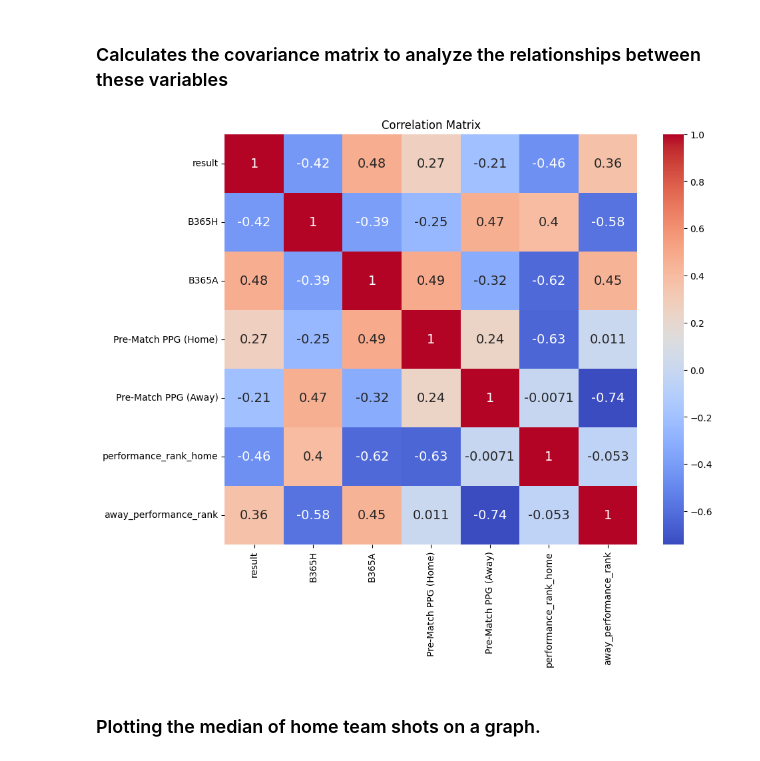
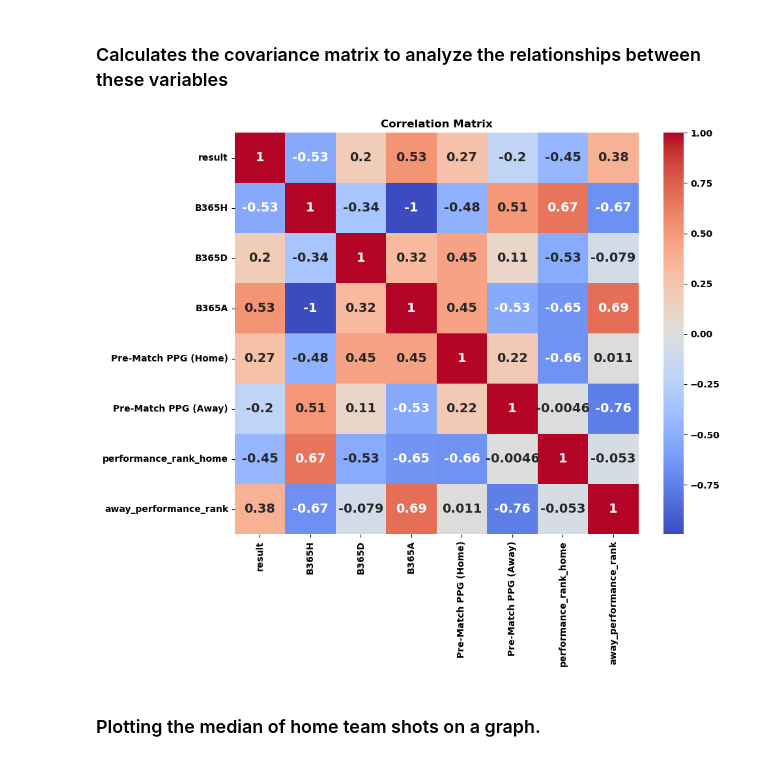
Before and after one commit to gabrielaragao01/Data-Science-Project, a Jupyter notebook: code/descriptive_statistics/vizualization.ipynb, the cells around one changed output. Drawn from its saved outputs; the diff is of its cells as text; code cells hidden in the pictures.

```diff
--- a/code/descriptive_statistics/vizualization.ipynb
+++ b/code/descriptive_statistics/vizualization.ipynb
@@ -185,0 +220,9 @@ plt.show()
+# %%
+# como podemos ver segue uma funçao logaritma
+# Supondo que df seja seu DataFrame original
+# Adicionando 1 para evitar log(0) se houver valores zero
+# será adequado porque a função logarítmica natural reduz a taxa de crescimento exponencial dos dados e facilita a análise e visualização.
+matches_info_df['B365H_log'] = np.log(matches_info_df['B365H'])
+matches_info_df['B365D_log'] = np.log(matches_info_df['B365D'])
+matches_info_df['B365A_log'] = np.log(matches_info_df['B365A'])
+matches_info_df
@@ -185,0 +268,11 @@ plt.show()
+# %%
+# descretizando
+# Interpretação: Discretizar antes de normalizar mantém os valores
+# originais dentro de cada bin, o que pode ser mais fácil de interpretar e explicar.
+#Simplificação: Discretizar antes pode reduzir a variabilidade e
+# simplificar a estrutura dos dados antes de aplicar a normalização.
+# Usando 5 bins super fav, fav, pau a pau, azarao, super azarão
+matches_info_df['B365H_classification'] = pd.cut(matches_info_df['B365H_log'], bins=5, labels=False)
+matches_info_df['B365D_classification'] = pd.cut(matches_info_df['B365D_log'], bins=5, labels=False)
+matches_info_df['B365A_classification'] = pd.cut(matches_info_df['B365A_log'], bins=5, labels=False)
+matches_info_df
@@ -337,6 +444,13 @@ plt.show()
 # %%
 # how many shots a team playing home has to make to has score a goal in a match?
-matches_info_df['home_shots_2_score'] = matches_info_df['home_team_shots']/matches_info_df['home_team_goal_count']
+# Criar a nova coluna home_shots_2_score com a condicional
+# tem infinitos pq times podem chutar mas nao marcar gols
+matches_info_df['home_shots_2_score'] = np.where(
+    matches_info_df['home_team_shots'] == 0,
+    0.0,
+    matches_info_df['home_team_shots'] / matches_info_df['home_team_goal_count']
+)
+
 print(matches_info_df['home_shots_2_score'])
 # %% [output]
 0       4.0
@@ -641,19 +756,21 @@ AFC Bournemouth                      0.284851            0.346680
 # %%
 # Select only the numeric columns
 numeric_columns = matches_info_df.select_dtypes(include=['float64', 'int64'])
 
 # Further filter numeric columns to include specific columns of interest
-numeric_columns = numeric_columns[['result', 'B365H', 'B365A','Pre-Match PPG (Home)', 'Pre-Match PPG (Away)', 'performance_rank_home','away_performance_rank']]
+numeric_columns = numeric_columns[['result', 'B365H', 'B365D','B365A','Pre-Match PPG (Home)', 'Pre-Match PPG (Away)', 'performance_rank_home','away_performance_rank']]
 
 # Calculate the covariance matrix for the selected numeric columns
-corr_matrix = numeric_columns.corr()
+corr_matrix = numeric_columns.corr('spearman')
 
 # Plot the correlation matrix as a heatmap
 plt.figure(figsize=(10, 8))
 plt.title('Correlation Matrix')
 sns.heatmap(corr_matrix, annot=True, cmap='coolwarm', annot_kws={'size': 14})
 plt.show()
+
+# explicar diferença do correlaçao de pearson e de spearman
 # %% [output]
-[figure, old version]
+[figure, new version]
 # %% [markdown]
 ### Plotting the median of home team shots on a graph.
```
Also changed, not shown: parts of 19 cells of this notebook, 7 other files.
